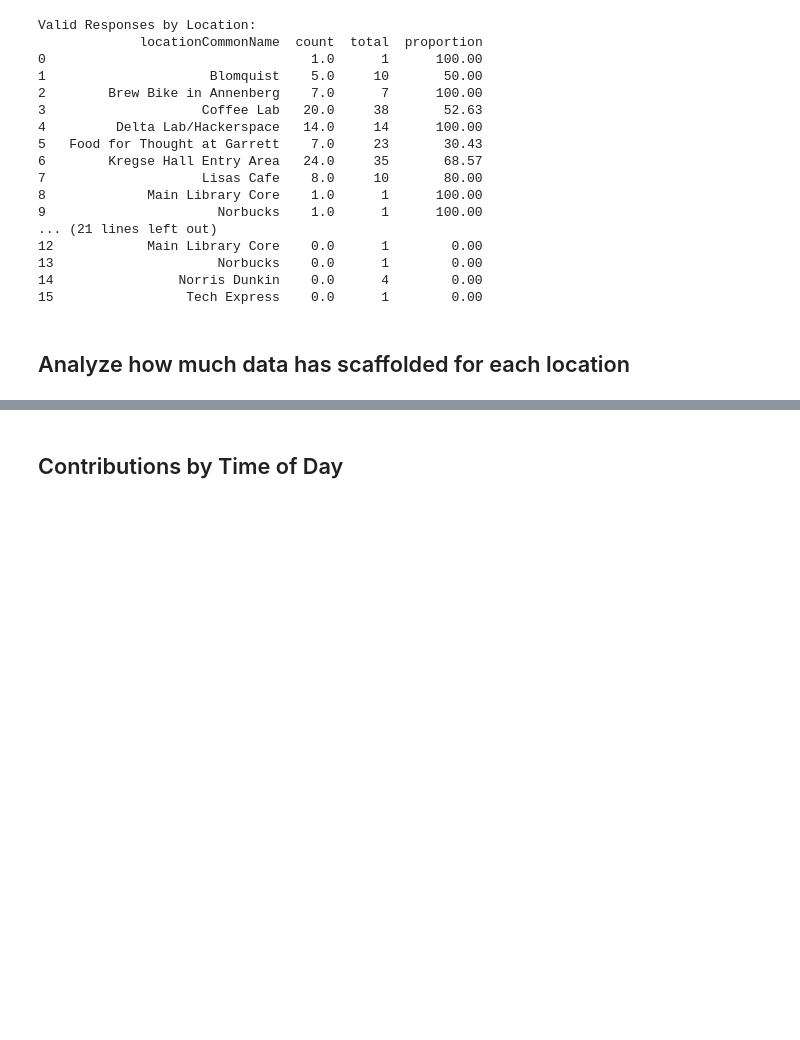
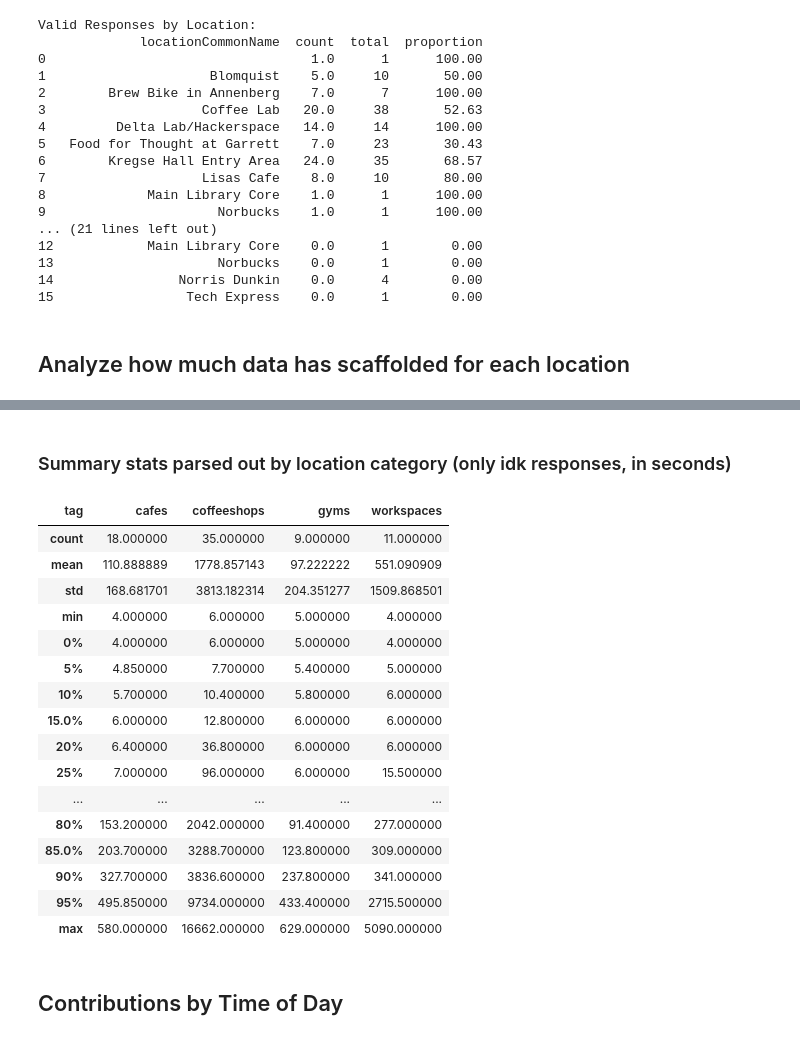
Before and after one commit to NUDelta/les-study-analysis, a Jupyter notebook: explore-study-analysis.ipynb, the cells around one changed output, grey strips where cells are left out. Drawn from its saved outputs; the diff is of its cells as text; code cells hidden in the pictures; blank space fills up the shorter version.

```diff
--- a/explore-study-analysis.ipynb
+++ b/explore-study-analysis.ipynb
@@ -352,2 +499,24 @@ max     4.000000
+# %% [markdown]
+### Summary stats parsed out by location category (only idk responses, in seconds)
+# %%
+non_missed_notifications[non_missed_notifications['response'].isin(['I don\'t know'])].groupby('tag')['time_between'].describe(percentiles=np.arange(0, 1, 0.05)).transpose()
+# %% [output]
+| tag | cafes | coffeeshops | gyms | workspaces |
+| count | 18.000000 | 35.000000 | 9.000000 | 11.000000 |
+| mean | 110.888889 | 1778.857143 | 97.222222 | 551.090909 |
+| std | 168.681701 | 3813.182314 | 204.351277 | 1509.868501 |
+| min | 4.000000 | 6.000000 | 5.000000 | 4.000000 |
+| 0% | 4.000000 | 6.000000 | 5.000000 | 4.000000 |
+| 5% | 4.850000 | 7.700000 | 5.400000 | 5.000000 |
+| 10% | 5.700000 | 10.400000 | 5.800000 | 6.000000 |
+| 15.0% | 6.000000 | 12.800000 | 6.000000 | 6.000000 |
+| 20% | 6.400000 | 36.800000 | 6.000000 | 6.000000 |
+| 25% | 7.000000 | 96.000000 | 6.000000 | 15.500000 |
+| ... | ... | ... | ... | ... |
+| 80% | 153.200000 | 2042.000000 | 91.400000 | 277.000000 |
+| 85.0% | 203.700000 | 3288.700000 | 123.800000 | 309.000000 |
+| 90% | 327.700000 | 3836.600000 | 237.800000 | 341.000000 |
+| 95% | 495.850000 | 9734.000000 | 433.400000 | 2715.500000 |
+| max | 580.000000 | 16662.000000 | 629.000000 | 5090.000000 |
 # %% [markdown]
 ## Contributions by Time of Day
```
Also changed, not shown: parts of 15 cells of this notebook.
